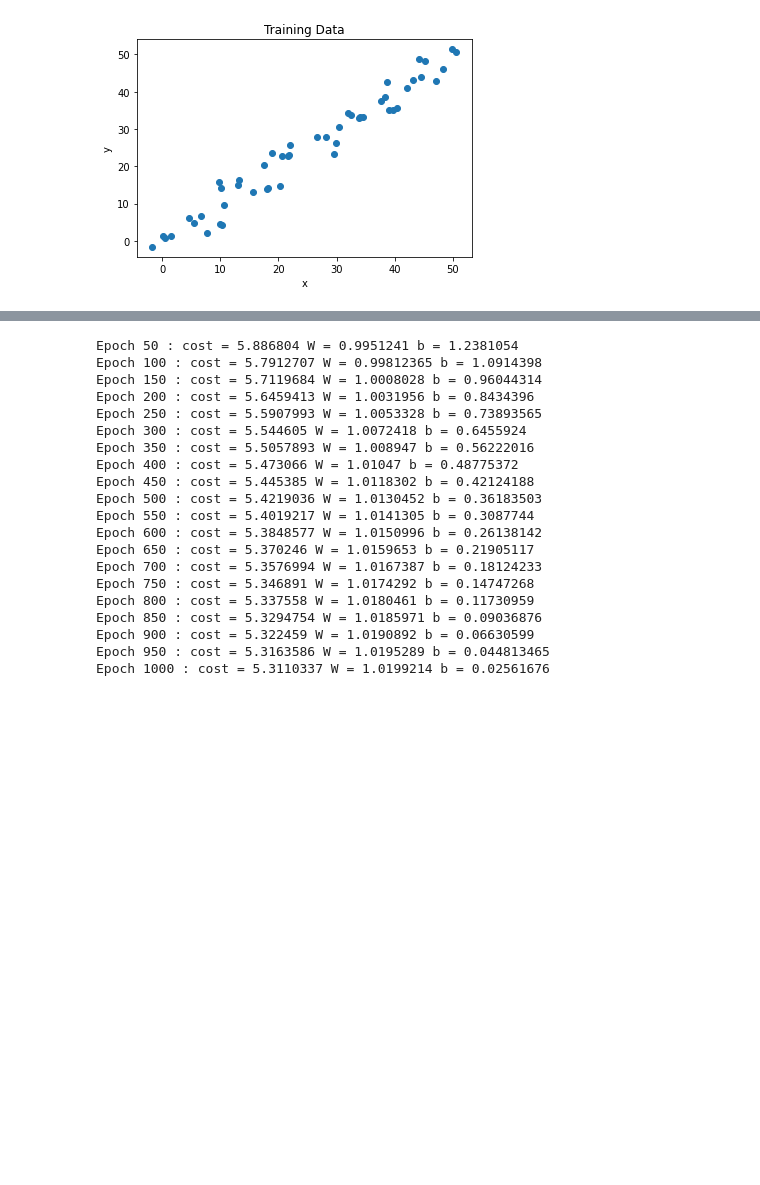
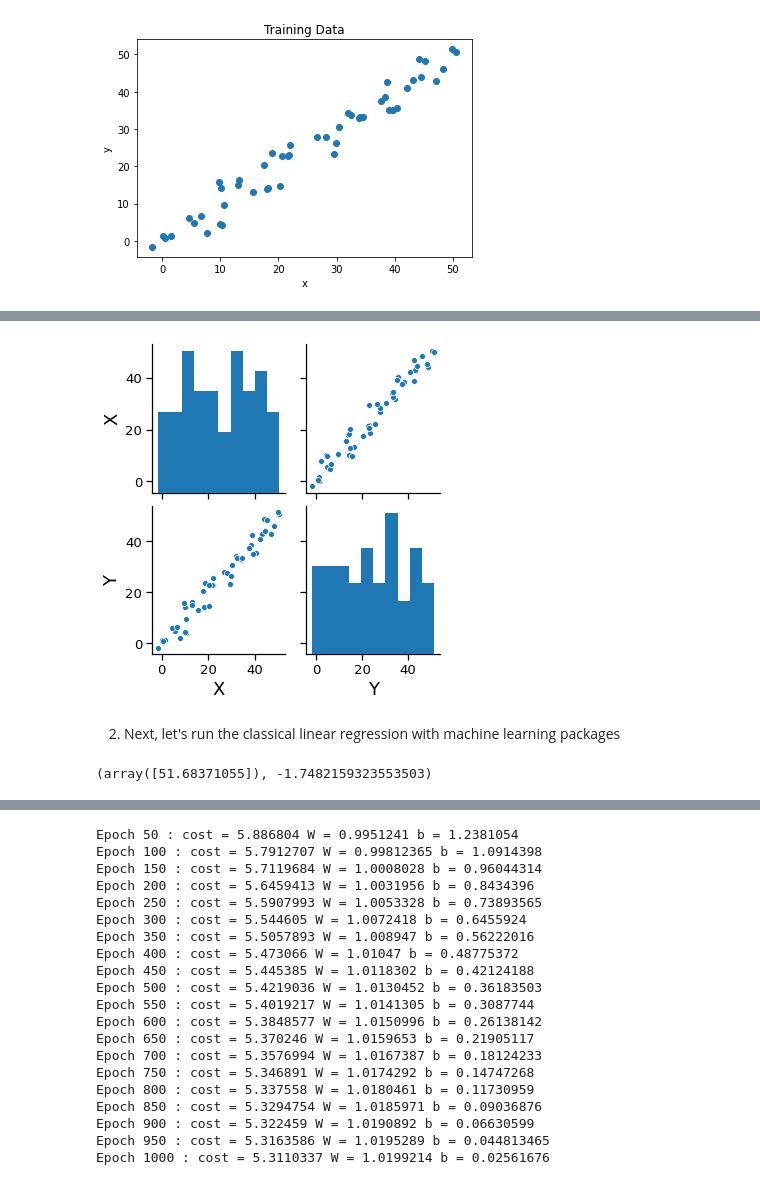
Before and after one commit to nichangyuan/ML-DL, a Jupyter notebook: Deep Learning/ANN/lr_ANN.ipynb, the cells around one changed output, grey strips where cells are left out. Drawn from its saved outputs; the diff is of its cells as text; code cells hidden in the pictures; blank space fills up the shorter version.

```diff
--- a/Deep Learning/ANN/lr_ANN.ipynb
+++ b/Deep Learning/ANN/lr_ANN.ipynb
@@ -36,0 +108,6 @@ plt.show()
+# %%
+g = sns.pairplot(df)
+# %% [output]
+[figure, added]
+# %% [markdown]
+2. Next, let's run the classical linear regression with machine learning packages
@@ -36,0 +117,13 @@ plt.show()
+# %%
+from sklearn.pipeline import Pipeline
+from sklearn.linear_model import LinearRegression
+from sklearn.preprocessing import MinMaxScaler
+
+steps = [('Rescale', MinMaxScaler()),
+         ('lr', LinearRegression()),  ]
+model = Pipeline(steps)
+
+model.fit(X_train, y_train)
+model[1].coef_, model[1].intercept_
+# %% [output]
+(array([51.68371055]), -1.7482159323553503)
```
Also changed, not shown: parts of 14 cells of this notebook.
